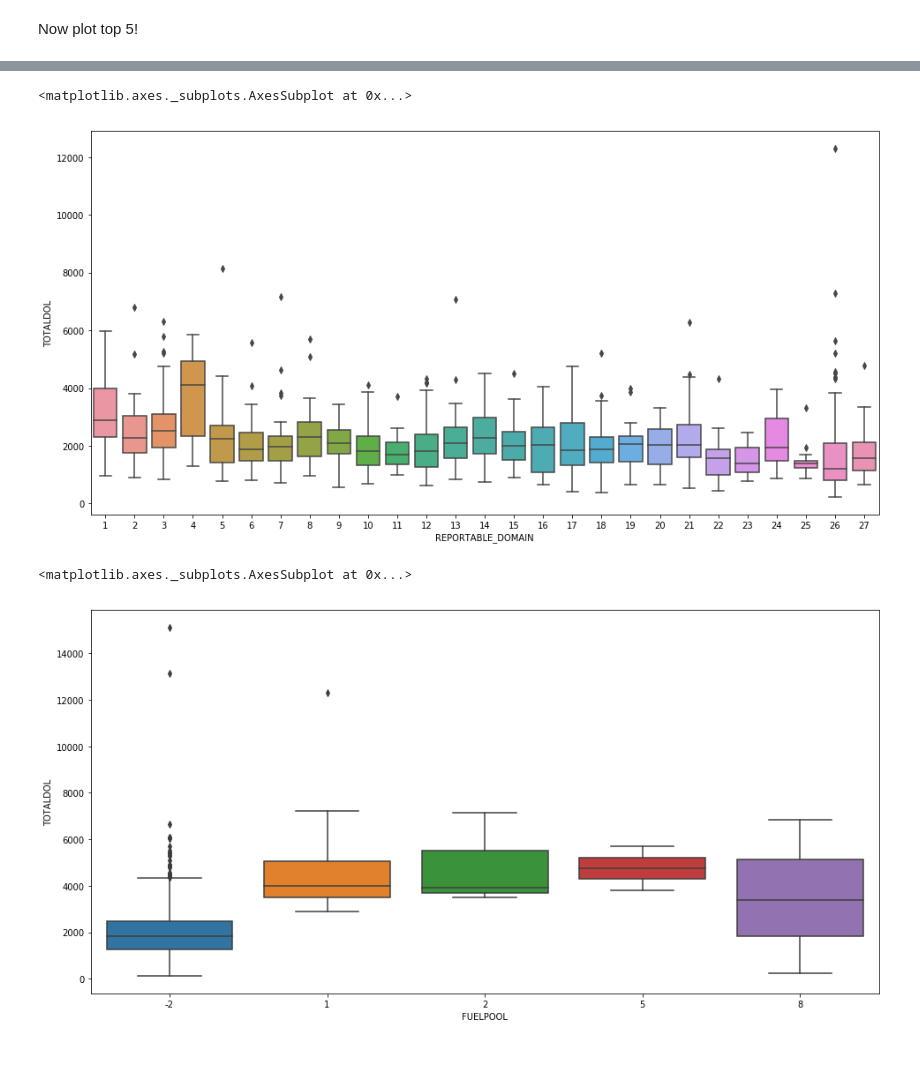
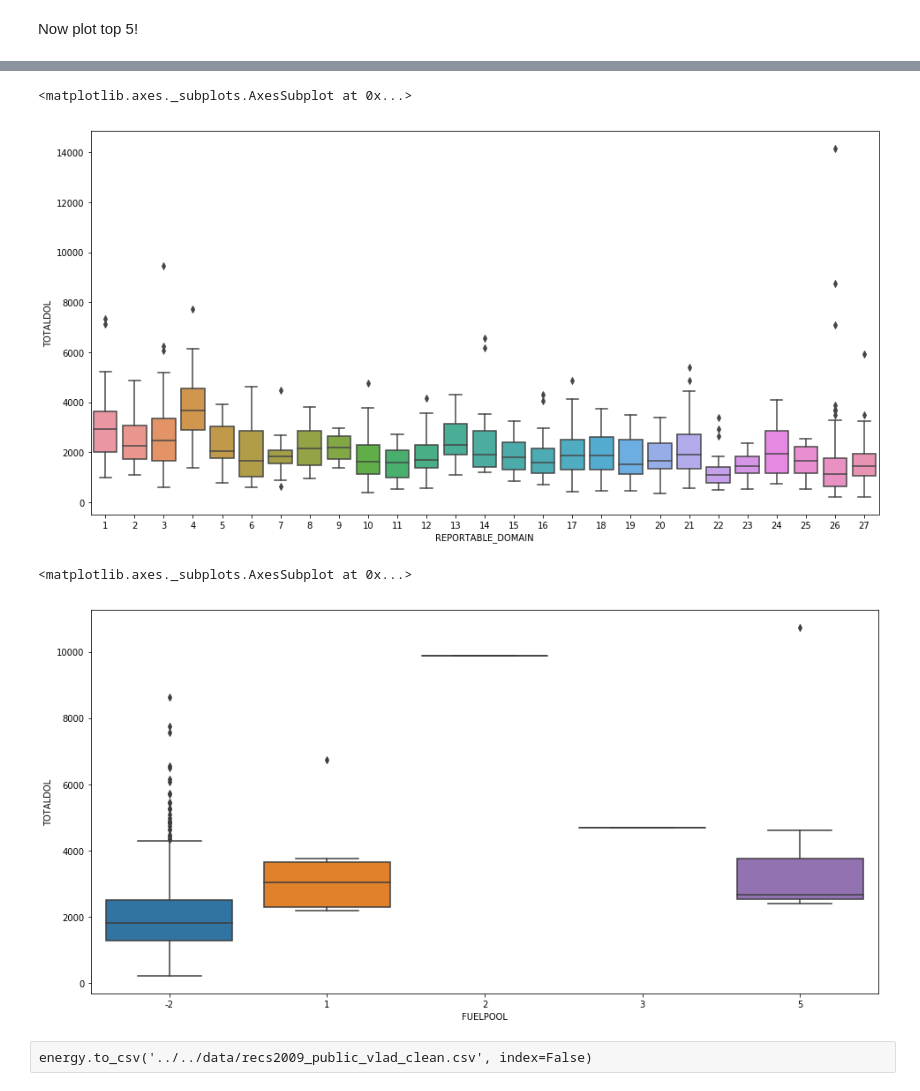
Before and after one commit to JaimeVillanueva/Applied-Statistics-Project1, a Jupyter notebook: notebooks/python/exploratory_analysis_vlad.ipynb, the cells around one changed output, grey strips where cells are left out. Drawn from its saved outputs; the diff is of its cells as text; code cells hidden in the pictures; blank space fills up the shorter version.

Commit message:
Improves exploratory_analysis_vlad

```diff
--- a/notebooks/python/exploratory_analysis_vlad.ipynb
+++ b/notebooks/python/exploratory_analysis_vlad.ipynb
@@ -382,7 +382,7 @@ energy.shape
 # %% [output]
 (12083, 581)
 # %%
-response_var = ['TOTALDOL']
+response_var = 'TOTALDOL'
 
 vars_response = ([
 'NWEIGHT',
@@ -471,7 +471,7 @@ vars_response = ([
 'TOTALDOLOTH'
 ])
 # %%
-energy = energy.drop(filter(lambda x: x not in response_var, vars_response), axis=1)
+energy = energy.drop(filter(lambda x: x != response_var, vars_response), axis=1)
 energy.shape
 # %% [output]
 (12083, 498)
@@ -630,12 +657,10 @@ sns.boxplot(data=energy_sample, y = 'YEARMADE', x='TOTALDOL', orient='h')
 # %%
-energy_sample = energy.sample(1000)
-sns.boxplot(data=energy_sample, y = 'TOTALDOL', x='REPORTABLE_DOMAIN')
+sns.boxplot(data=energy_sample, y = response_var, x='REPORTABLE_DOMAIN')
 # %% [output]
 <matplotlib.axes._subplots.AxesSubplot at 0x...>
-[figure, old version]
+[figure, new version]
 # %%
-energy_sample = energy.sample(1000)
-sns.boxplot(data=energy_sample, y = 'TOTALDOL', x='FUELPOOL')
+sns.boxplot(data=energy_sample, y = response_var, x='FUELPOOL')
 # %% [output]
 <matplotlib.axes._subplots.AxesSubplot at 0x...>
-[figure, old version]
+[figure, new version]
@@ -643,0 +667,2 @@ energy.to_csv('../../data/recs2009_public_vlad_clean.csv', index=False)
+# %% [raw]
+energy.to_csv('../../data/recs2009_public_vlad_clean.csv', index=False)
```
Also changed, not shown: parts of 17 cells of this notebook.
